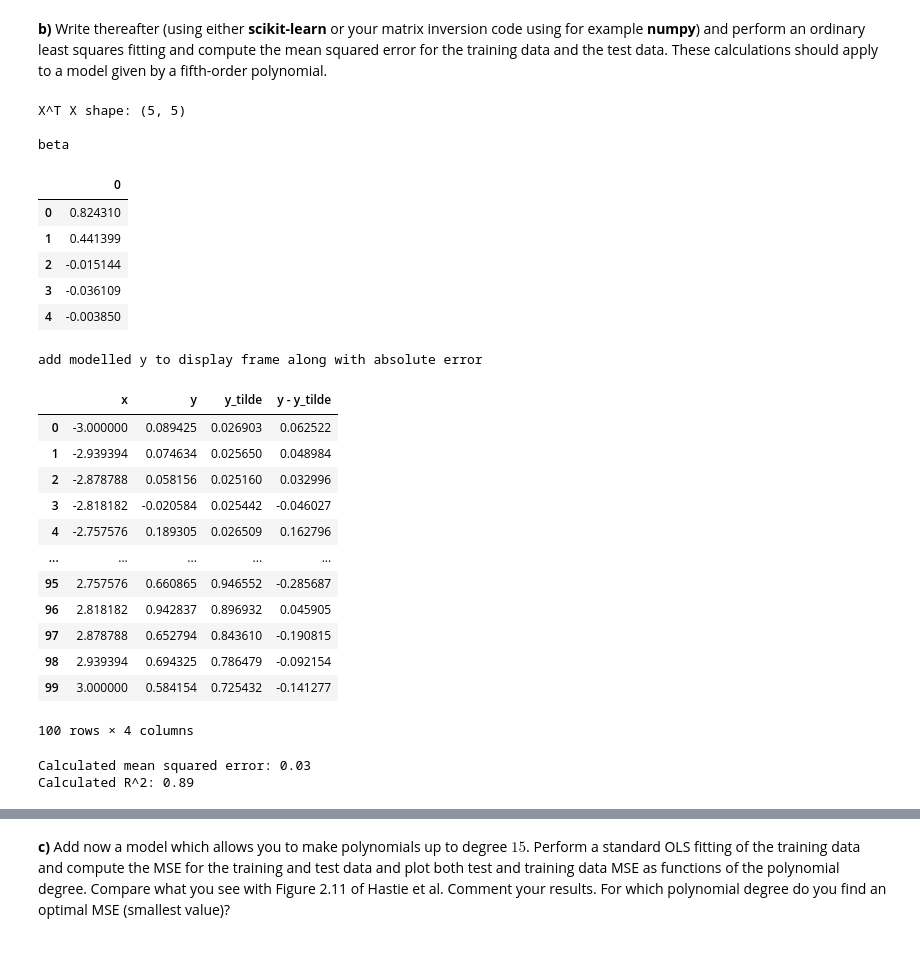
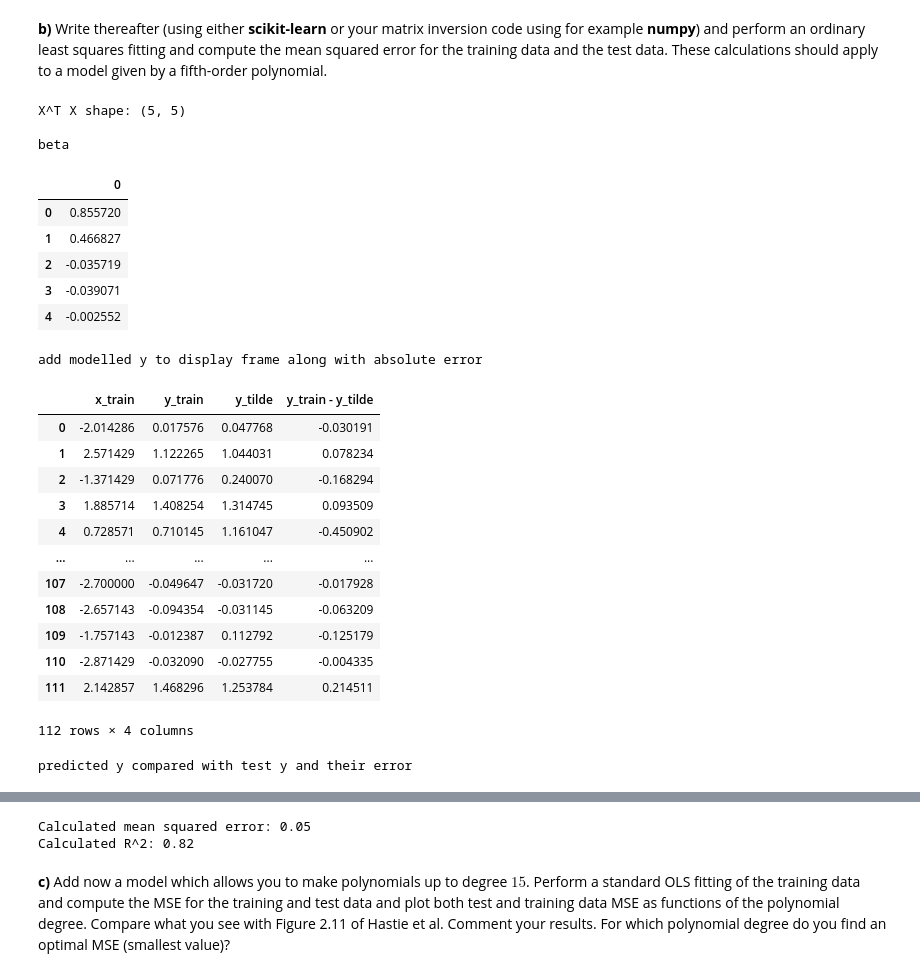
Before and after one commit to ericludvigs/MachineLearning, a Jupyter notebook: work/exercise_34.ipynb, the cells around one changed output, grey strips where cells are left out. Cells and saved outputs as stored; diff of their text form; code cells hidden in the pictures.

```diff
--- a/work/exercise_34.ipynb
+++ b/work/exercise_34.ipynb
@@ -332,11 +361,17 @@ Write a first code which sets up a design matrix $X$ defined by a fifth-order po
 # make design matrix
 P = 5
 
-X = np.zeros((n, P))
+X_train = np.zeros((len(x_train), P))
+X_test = np.zeros((len(x_test), P))
 for exponent in range(0,P):
-    X[:,exponent] = x[:,0]**exponent
+    X_train[:,exponent] = x_train[:,0]**exponent
+    X_test[:,exponent] = x_test[:,0]**exponent
 
-print("feature matrix")
-df = pd.DataFrame(X)
+print("feature matrix for training data")
+df = pd.DataFrame(X_train)
 display(df)
+
+print("feature matrix for test data")
+df = pd.DataFrame(X_test)
+display(df)
 # %% [output]
@@ -361,51 +414,58 @@ and perform an ordinary least squares fitting and compute the mean squared error
 # %%
 # optimal beta is given by
 # beta_hat = (X^T X)^-1 X^T y
 
-x_t_x = np.matmul(X.T, X)
+x_t_x = np.matmul(X_train.T, X_train)
 print("X^T X shape:", x_t_x.shape)
 calc_invert = np.linalg.inv(x_t_x)
 
-beta = calc_invert.dot(X.T).dot(y)
+beta = calc_invert.dot(X_train.T).dot(y_train)
 df = pd.DataFrame(beta)
 print("\nbeta")
 display(df)
 
-y_tilde = X @ beta
+y_tilde = X_train @ beta
 
 print("add modelled y to display frame along with absolute error")
-results_frame["y_tilde"] = y_tilde.flatten()
-results_frame["y - y_tilde"] = y.flatten()-y_tilde.flatten()
-display(results_frame)
+results_frame_train["y_tilde"] = y_tilde.flatten()
+results_frame_train["y_train - y_tilde"] = y_train.flatten()-y_tilde.flatten()
+display(results_frame_train)
 
-calculated_mse = custom_mse(y, y_tilde)
+# prediction
+y_pred = X_test @ beta
+
+print("predicted y compared with test y and their error")
+results_frame_test["y_predict"] = y_pred.flatten()
+results_frame_test["y_test - y_predict"] = y_test.flatten()-y_pred.flatten()
+display(results_frame_test)
+
+calculated_mse = custom_mse(y_test, y_pred)
 print(f"Calculated mean squared error: {calculated_mse:.2f}")
 
-calculated_r2 = custom_r2(y, y_tilde)
+calculated_r2 = custom_r2(y_test, y_pred)
 print(f"Calculated R^2: {calculated_r2:.2f}")
 # %% [output]
 X^T X shape: (5, 5)
 
 beta
 |  | 0 |
-| 0 | 0.824310 |
-| 1 | 0.441399 |
-| 2 | -0.015144 |
-| 3 | -0.036109 |
-| 4 | -0.003850 |
+| 0 | 0.855720 |
+| 1 | 0.466827 |
+| 2 | -0.035719 |
+| 3 | -0.039071 |
+| 4 | -0.002552 |
 add modelled y to display frame along with absolute error
-|  | x | y | y_tilde | y - y_tilde |
-| 0 | -3.000000 | 0.089425 | 0.026903 | 0.062522 |
-| 1 | -2.939394 | 0.074634 | 0.025650 | 0.048984 |
-| 2 | -2.878788 | 0.058156 | 0.025160 | 0.032996 |
-| 3 | -2.818182 | -0.020584 | 0.025442 | -0.046027 |
-| 4 | -2.757576 | 0.189305 | 0.026509 | 0.162796 |
+|  | x_train | y_train | y_tilde | y_train - y_tilde |
+| 0 | -2.014286 | 0.017576 | 0.047768 | -0.030191 |
+| 1 | 2.571429 | 1.122265 | 1.044031 | 0.078234 |
+| 2 | -1.371429 | 0.071776 | 0.240070 | -0.168294 |
+| 3 | 1.885714 | 1.408254 | 1.314745 | 0.093509 |
+| 4 | 0.728571 | 0.710145 | 1.161047 | -0.450902 |
 | ... | ... | ... | ... | ... |
-| 95 | 2.757576 | 0.660865 | 0.946552 | -0.285687 |
-| 96 | 2.818182 | 0.942837 | 0.896932 | 0.045905 |
-| 97 | 2.878788 | 0.652794 | 0.843610 | -0.190815 |
-| 98 | 2.939394 | 0.694325 | 0.786479 | -0.092154 |
-| 99 | 3.000000 | 0.584154 | 0.725432 | -0.141277 |
+| 107 | -2.700000 | -0.049647 | -0.031720 | -0.017928 |
+| 108 | -2.657143 | -0.094354 | -0.031145 | -0.063209 |
+| 109 | -1.757143 | -0.012387 | 0.112792 | -0.125179 |
+| 110 | -2.871429 | -0.032090 | -0.027755 | -0.004335 |
+| 111 | 2.142857 | 1.468296 | 1.253784 | 0.214511 |
-100 rows × 4 columns
+112 rows × 4 columns
-Calculated mean squared error: 0.03
-Calculated R^2: 0.89
+predicted y compared with test y and their error
@@ -412,3 +489,5 @@ Calculated R^2: 0.89
+Calculated mean squared error: 0.05
+Calculated R^2: 0.82
 # %% [markdown]
 **c)**
 Add now a model which allows you to make polynomials up to degree $15$.  Perform a standard OLS fitting of the training data and compute the MSE for the training and test data and plot both test and training data MSE as functions of the polynomial degree. Compare what you see with Figure 2.11 of Hastie et al. Comment your results. For which polynomial degree do you find an optimal MSE (smallest value)?
```
Also changed, not shown: parts of 15 cells of this notebook, 2 other files.
